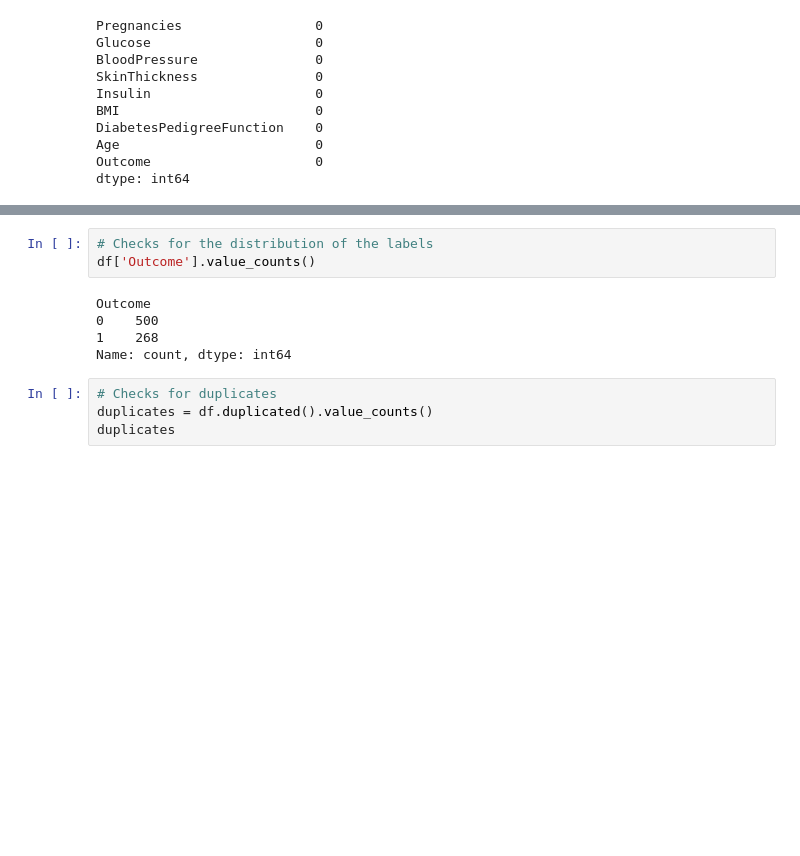
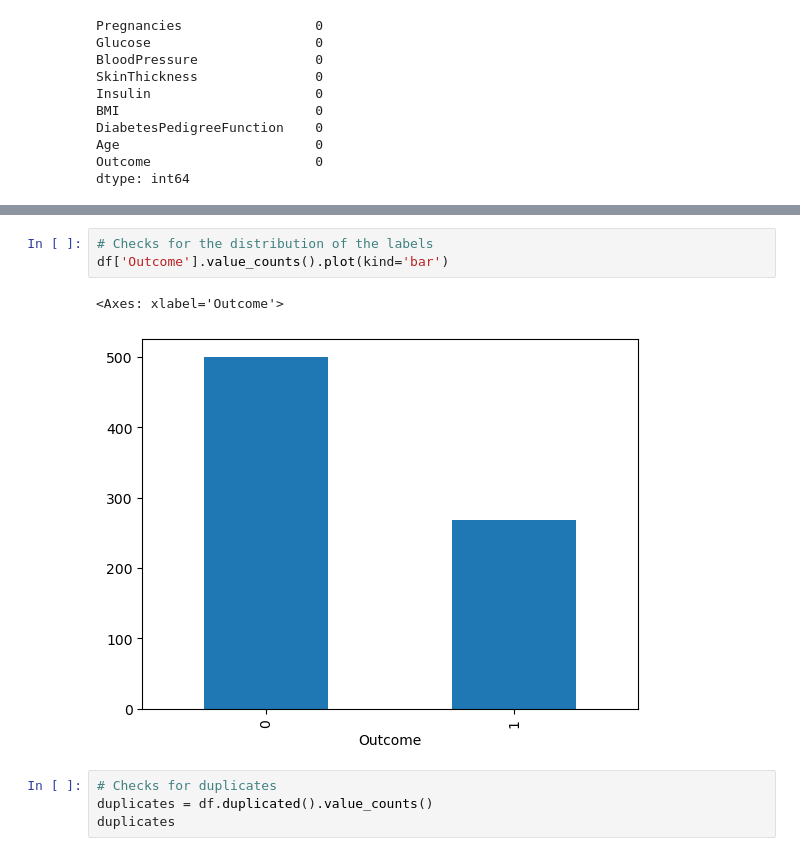
Before and after one commit to JuanRobledo12/gatech-ml-project, a Jupyter notebook: eda.ipynb, the cells around one changed output, grey strips where cells are left out. Drawn from its saved outputs; the diff is of its cells as text; blank space fills up the shorter version.

```diff
--- a/eda.ipynb
+++ b/eda.ipynb
@@ -105,12 +105,10 @@ df.describe()
 | max | 17.000000 | 199.000000 | 122.000000 | 99.000000 | 846.000000 | 67.100000 | 2.420000 | 81.000000 | ... |
 # %%
 # Checks for the distribution of the labels
-df['Outcome'].value_counts()
+df['Outcome'].value_counts().plot(kind='bar')
 # %% [output]
-Outcome
-0    500
-1    268
-Name: count, dtype: int64
+<Axes: xlabel='Outcome'>
+[figure, added]
 # %%
 # Checks for duplicates
 duplicates = df.duplicated().value_counts()
```
Also changed, not shown: 3 other files.
